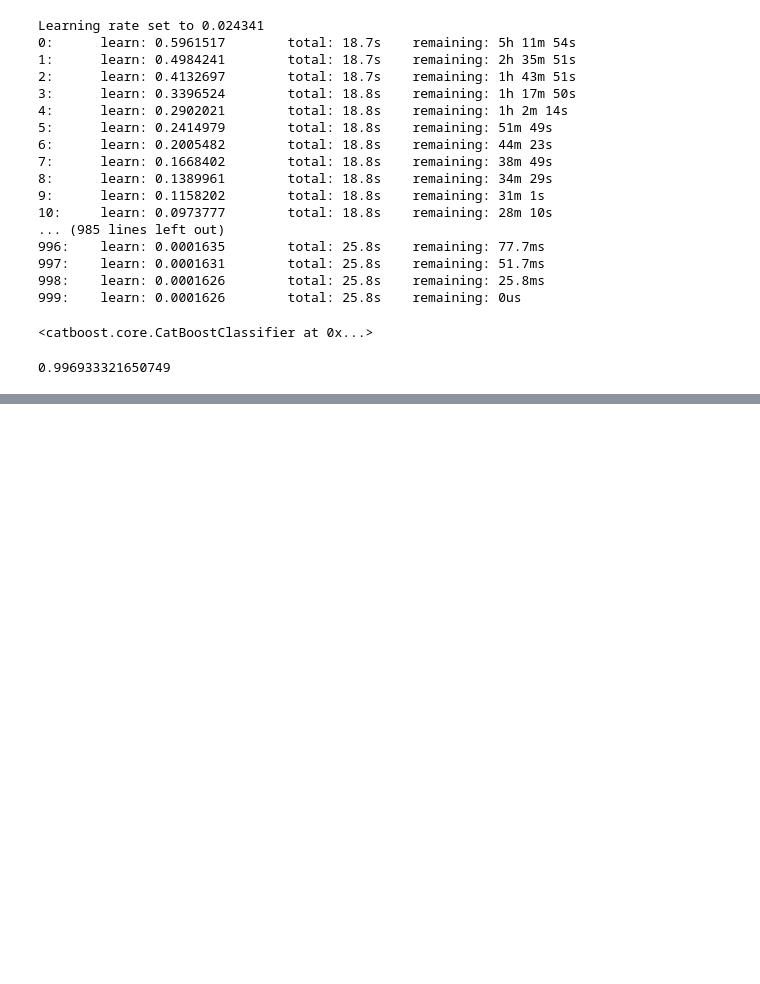
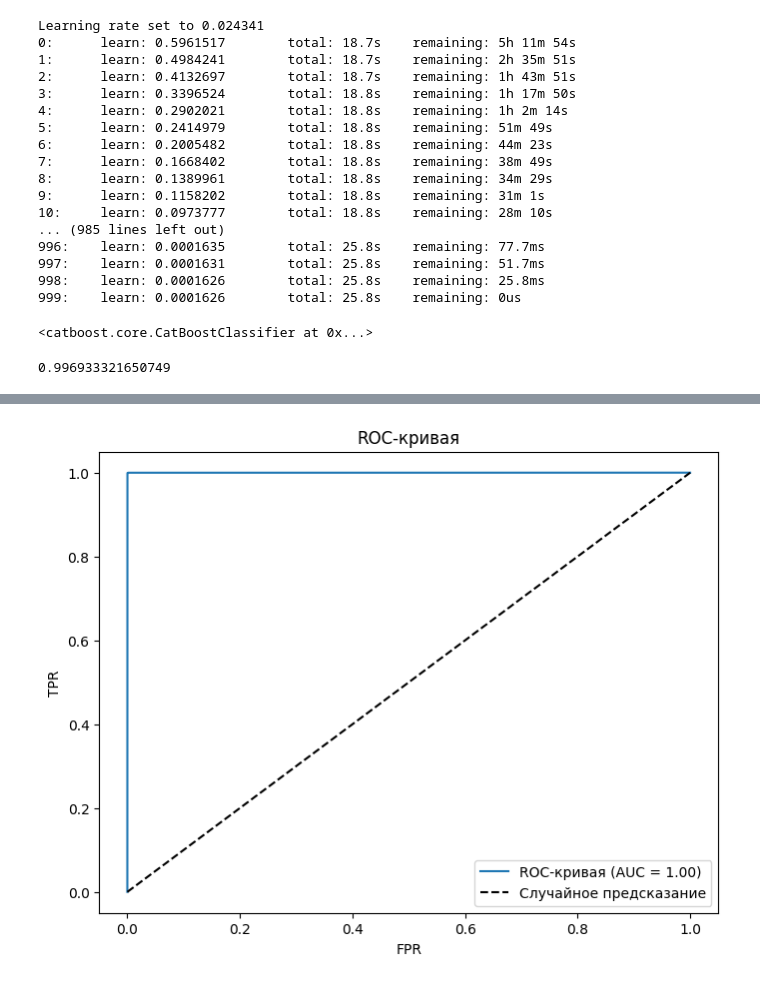
Before and after one commit to TimmmofeyD/hack, a Jupyter notebook: model/model.ipynb, the cells around one changed output, grey strips where cells are left out. Drawn from its saved outputs; the diff is of its cells as text; code cells hidden in the pictures; blank space fills up the shorter version.

```diff
--- a/model/model.ipynb
+++ b/model/model.ipynb
@@ -149,0 +193,15 @@ with open("model.pkl", "wb") as f:
+# %%
+fpr, tpr, thresholds = roc_curve(y_val, model.predict_proba(X_val)[:, 1])
+roc_auc = auc(fpr, tpr)
+
+plt.figure(figsize=(8, 6))
+plt.plot(fpr, tpr, label='ROC-кривая (AUC = %0.2f)' % roc_auc)
+plt.plot([0, 1], [0, 1], 'k--', label='Случайное предсказание')
+plt.xlabel('FPR')
+plt.ylabel('TPR')
+plt.title('ROC-кривая')
+plt.legend(loc="lower right")
+plt.savefig("roc.png", dpi=300, bbox_inches='tight')
+plt.show()
+# %% [output]
+[figure, added]
```
Also changed, not shown: parts of 8 cells of this notebook.
